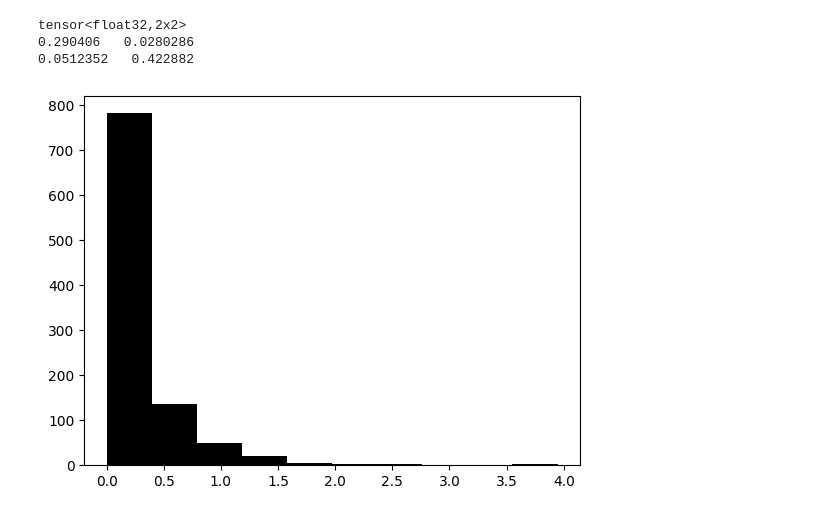
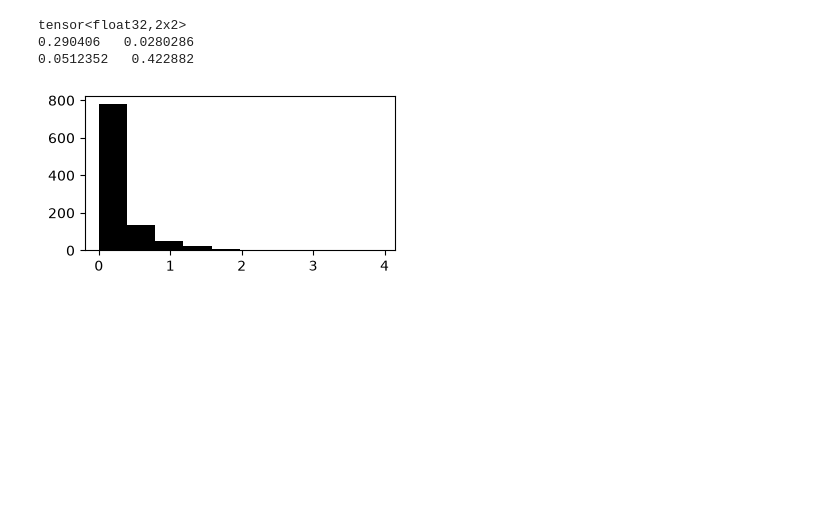
Before and after one commit to istmarc/ten-notebooks, a Jupyter notebook: notebooks/4.Distributions.ipynb, the cells around one changed output. Saved outputs shown, nothing was run; the diff lists cells and outputs as text; code cells hidden in the pictures; blank space fills up the shorter version.

```diff
--- a/notebooks/4.Distributions.ipynb
+++ b/notebooks/4.Distributions.ipynb
@@ -57,7 +59,8 @@ tensor<float32,2x2>
 0.0512352   0.422882
 # %%
 x = gamma.sample([1000])
+fig, ax = plt.subplots(figsize=(4,2))
 plt.hist(x, color = "black")
 plt.show()
 # %% [output]
-[figure, old version]
+[figure, new version]
```
Also changed, not shown: parts of 2 cells of this notebook, 5 other files.
